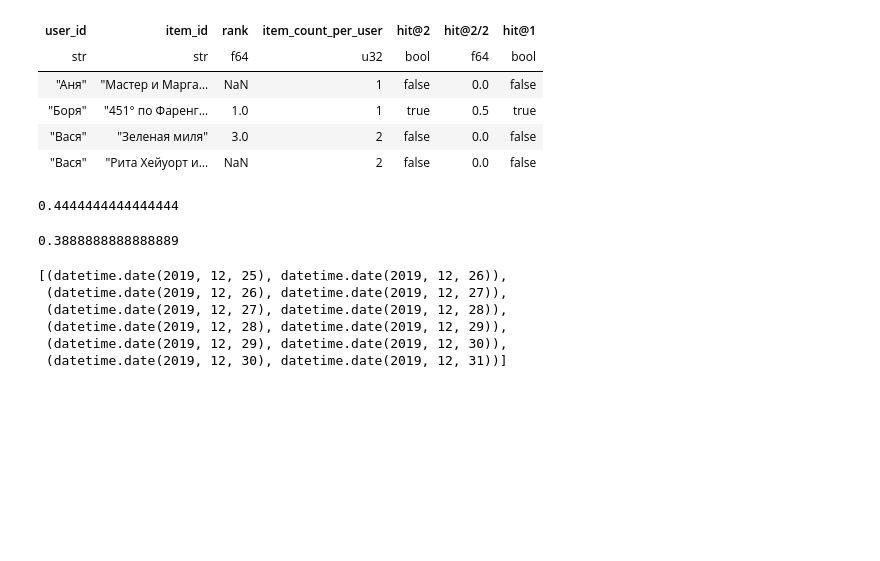
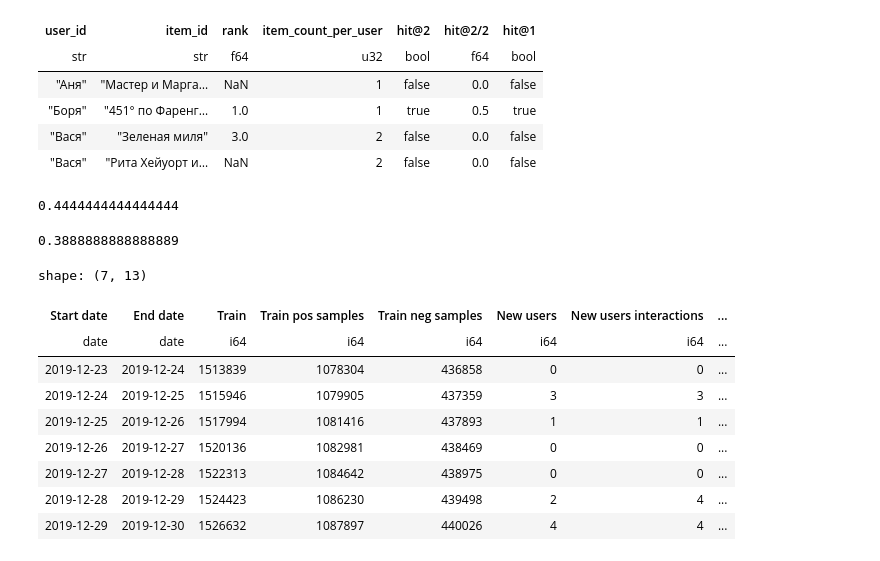
Before and after one commit to KernelA/education-recsys, a Jupyter notebook: l1_metrics.ipynb, the cells around one changed output. Cells and saved outputs as stored; diff of their text form; code cells hidden in the pictures; blank space fills up the shorter version.

```diff
--- a/l1_metrics.ipynb
+++ b/l1_metrics.ipynb
@@ -116,9 +111,0 @@ test_dates = list(pairwise(test_dates))
-# %%
-test_dates
-# %% [output]
-[(datetime.date(2019, 12, 25), datetime.date(2019, 12, 26)),
- (datetime.date(2019, 12, 26), datetime.date(2019, 12, 27)),
- (datetime.date(2019, 12, 27), datetime.date(2019, 12, 28)),
- (datetime.date(2019, 12, 28), datetime.date(2019, 12, 29)),
- (datetime.date(2019, 12, 29), datetime.date(2019, 12, 30)),
- (datetime.date(2019, 12, 30), datetime.date(2019, 12, 31))]
@@ -125,2 +129,15 @@ test_dates
+# %%
+pl.from_dicts([info for _, _, info in folds_with_stats])
+# %% [output]
+shape: (7, 13)
+| Start date | End date | Train | Train pos samples | Train neg samples | New users | New users interactions | ... |
+| date | date | i64 | i64 | i64 | i64 | i64 | ... |
+| 2019-12-23 | 2019-12-24 | 1513839 | 1078304 | 436858 | 0 | 0 | ... |
+| 2019-12-24 | 2019-12-25 | 1515946 | 1079905 | 437359 | 3 | 3 | ... |
+| 2019-12-25 | 2019-12-26 | 1517994 | 1081416 | 437893 | 1 | 1 | ... |
+| 2019-12-26 | 2019-12-27 | 1520136 | 1082981 | 438469 | 0 | 0 | ... |
+| 2019-12-27 | 2019-12-28 | 1522313 | 1084642 | 438975 | 0 | 0 | ... |
+| 2019-12-28 | 2019-12-29 | 1524423 | 1086230 | 439498 | 2 | 4 | ... |
+| 2019-12-29 | 2019-12-30 | 1526632 | 1087897 | 440026 | 4 | 4 | ... |
 # %%
 num_recs = 10
```
Also changed, not shown: parts of 12 cells of this notebook, 5 other files.
